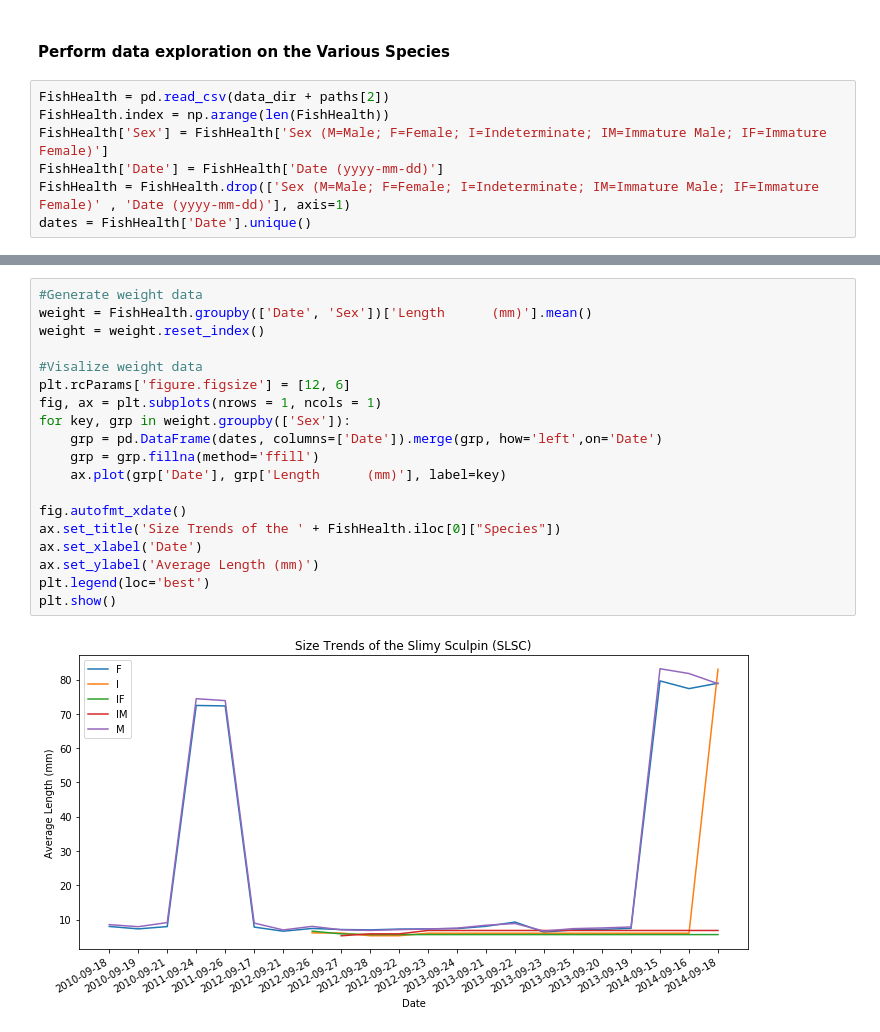
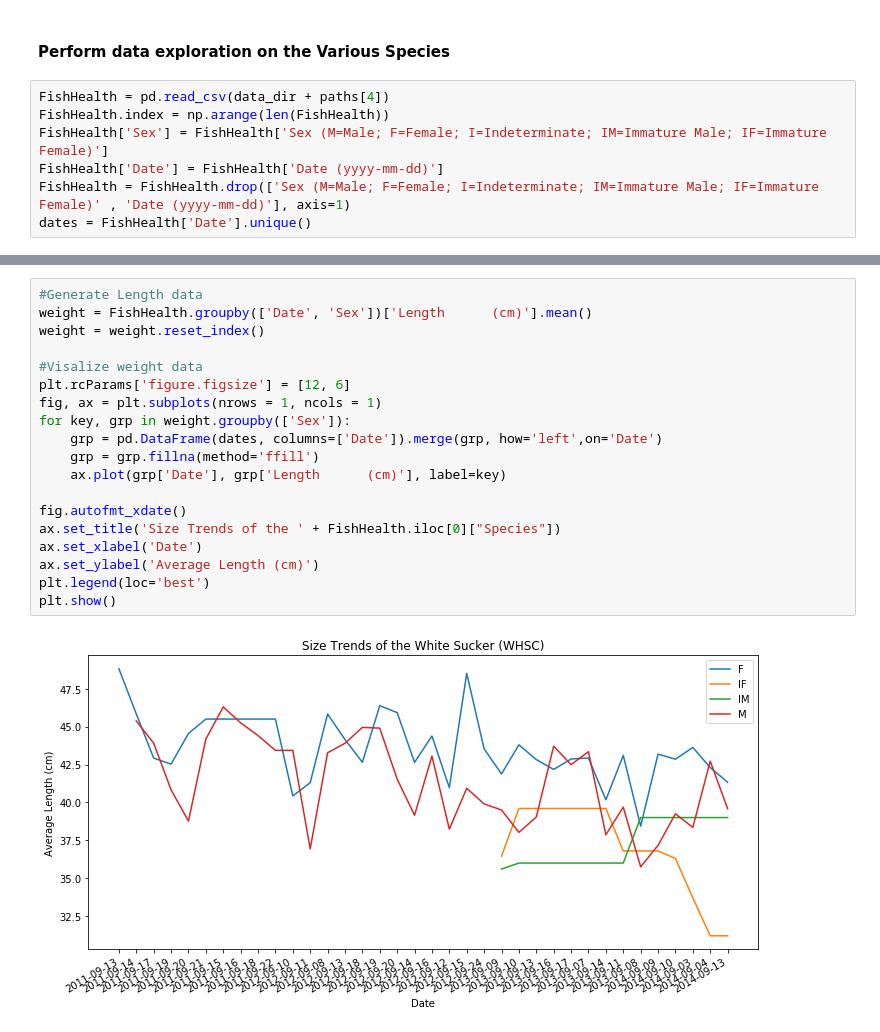
Before and after one commit to Christopher-Wang/OpenGovernment, a Jupyter notebook: OilSands-WildFish_Health.ipynb, the cells around one changed output, grey strips where cells are left out. Drawn from its saved outputs; the diff is of its cells as text.

```diff
--- a/OilSands-WildFish_Health.ipynb
+++ b/OilSands-WildFish_Health.ipynb
@@ -21,7 +21,7 @@ paths = os.listdir(data_dir)
 # %% [markdown]
 #### Perform data exploration  on the Various Species
 # %%
-FishHealth = pd.read_csv(data_dir + paths[2])
+FishHealth = pd.read_csv(data_dir + paths[4])
 FishHealth.index = np.arange(len(FishHealth))
 FishHealth['Sex'] = FishHealth['Sex (M=Male; F=Female; I=Indeterminate; IM=Immature Male; IF=Immature Female)']
 FishHealth['Date'] = FishHealth['Date (yyyy-mm-dd)']
@@ -79,21 +73,21 @@ Index(['Site Name', 'Waterbody Name', 'Site & Description', 'Reach Code',
 # %%
-#Generate weight data
-weight = FishHealth.groupby(['Date', 'Sex'])['Length      (mm)'].mean()
+#Generate Length data
+weight = FishHealth.groupby(['Date', 'Sex'])['Length      (cm)'].mean()
 weight = weight.reset_index()
 
 #Visalize weight data
 plt.rcParams['figure.figsize'] = [12, 6]
 fig, ax = plt.subplots(nrows = 1, ncols = 1)
 for key, grp in weight.groupby(['Sex']):
     grp = pd.DataFrame(dates, columns=['Date']).merge(grp, how='left',on='Date')
     grp = grp.fillna(method='ffill')
-    ax.plot(grp['Date'], grp['Length      (mm)'], label=key)
+    ax.plot(grp['Date'], grp['Length      (cm)'], label=key)
 
 fig.autofmt_xdate()
 ax.set_title('Size Trends of the ' + FishHealth.iloc[0]["Species"])
 ax.set_xlabel('Date')
-ax.set_ylabel('Average Length (mm)')
+ax.set_ylabel('Average Length (cm)')
 plt.legend(loc='best')
 plt.show()
 # %% [output]
-[figure, old version]
+[figure, new version]
```
Also changed, not shown: parts of 3 cells of this notebook.
